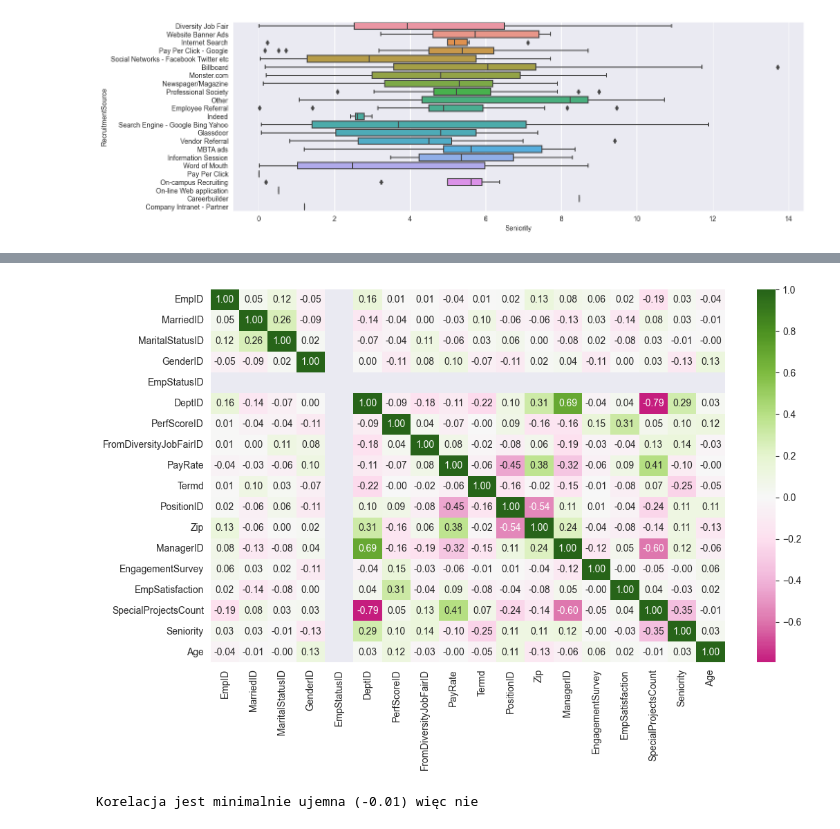
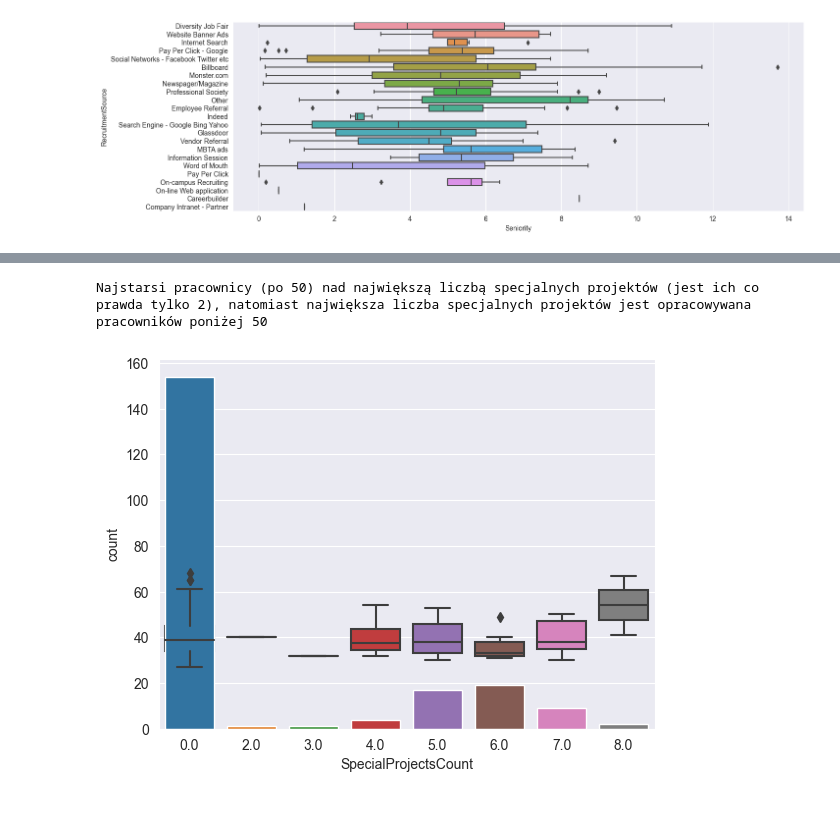
Before and after one commit to PiotrWitaszek/Seaborn, a Jupyter notebook: sb.ipynb, the cells around one changed output, grey strips where cells are left out. Saved outputs shown, nothing was run; the diff lists cells and outputs as text; code cells hidden in the pictures.

```diff
--- a/sb.ipynb
+++ b/sb.ipynb
@@ -95,9 +88,9 @@ sns.histplot(data=age, x=age['Age'])
-# %%
-# 5 Czy starsi pracownicy pracują nad większą liczbą specjalnych projektów niż młodsi pracownicy?
-plt.figure(figsize = (12.0,7.0))
-sns.heatmap(age.corr(),xticklabels= age.corr().columns.values,yticklabels=age.corr().columns.values, cmap = cm.PiYG, center = 0., annot = True, fmt = '.2f' )
-plt.show()
-print('Korelacja jest minimalnie ujemna (-0.01) więc nie')
-# %% [output]
-[figure, removed]
-Korelacja jest minimalnie ujemna (-0.01) więc nie
+# %%
+# 5 Czy starsi pracownicy pracują nad większą liczbą specjalnych projektów niż młodsi pracownicy?
+
+sns.boxplot(y='Age',x='SpecialProjectsCount',data=df1)
+sns.countplot(x='SpecialProjectsCount',data=df1)
+print('Najstarsi pracownicy (po 50) nad największą liczbą specjalnych projektów (jest ich co prawda tylko 2), natomiast największa liczba specjalnych projektów jest opracowywana pracowników poniżej 50')
+# %% [output]
+Najstarsi pracownicy (po 50) nad największą liczbą specjalnych projektów (jest ich co prawda tylko 2), natomiast największa liczba specjalnych projektów jest opracowywana pracowników poniżej 50
+[figure, added]
```
Also changed, not shown: parts of 5 cells of this notebook.
